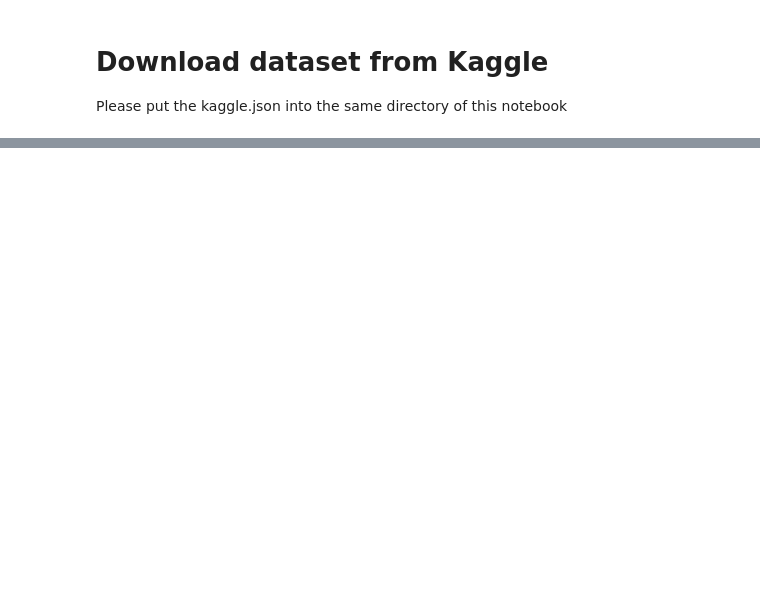
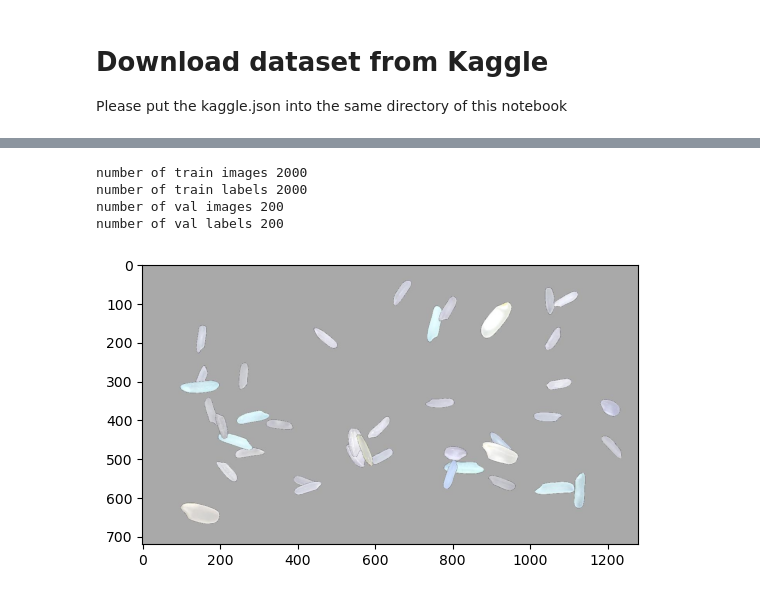
Before and after one commit to TeaChanathip/Jasmine-Rice-Quality-Rating, a Jupyter notebook: main.ipynb, the cells around one changed output, grey strips where cells are left out. Drawn from its saved outputs; the diff is of its cells as text; code cells hidden in the pictures; blank space fills up the shorter version.

Commit message:
data synthesis and formatting

```diff
--- a/main.ipynb
+++ b/main.ipynb
@@ -114,0 +210,6 @@ kaggle.json is moved to the directory
+# %%
+# label of the image
+random_json_path = random_image_path.replace(".jpg", ".json")
+with open(random_json_path) as f:
+    data = json.load(f)
+    display(data)
@@ -114,0 +485,19 @@ kaggle.json is moved to the directory
+# %%
+print("number of train images", len(os.listdir("./dataset/images/train")))
+print("number of train labels", len(os.listdir("./dataset/labels/train")))
+print("number of val images", len(os.listdir("./dataset/images/val")))
+print("number of val labels", len(os.listdir("./dataset/labels/val")))
+# %% [output]
+number of train images 2000
+number of train labels 2000
+number of val images 200
+number of val labels 200
+# %%
+# let's take a look at the synthesized images
+syn_image_path = random.choice(os.listdir("./dataset/images/train"))
+random_image = cv2.imread(f"./dataset/images/train/{syn_image_path}")
+random_image = cv2.cvtColor(random_image, cv2.COLOR_BGR2RGB)
+plt.imshow(random_image)
+plt.show()
+# %% [output]
+[figure, added]
```
Also changed, not shown: parts of 35 cells of this notebook, 2 other files.
